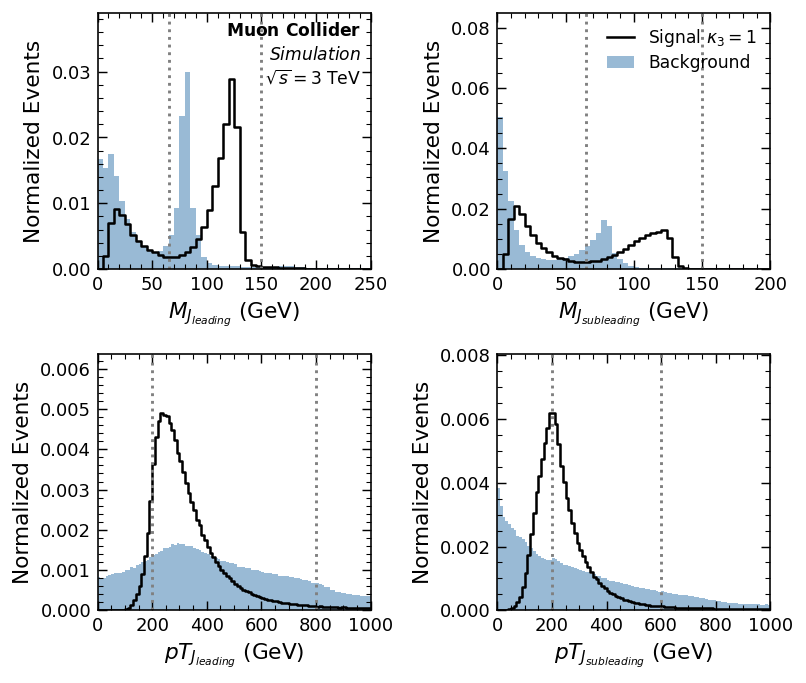
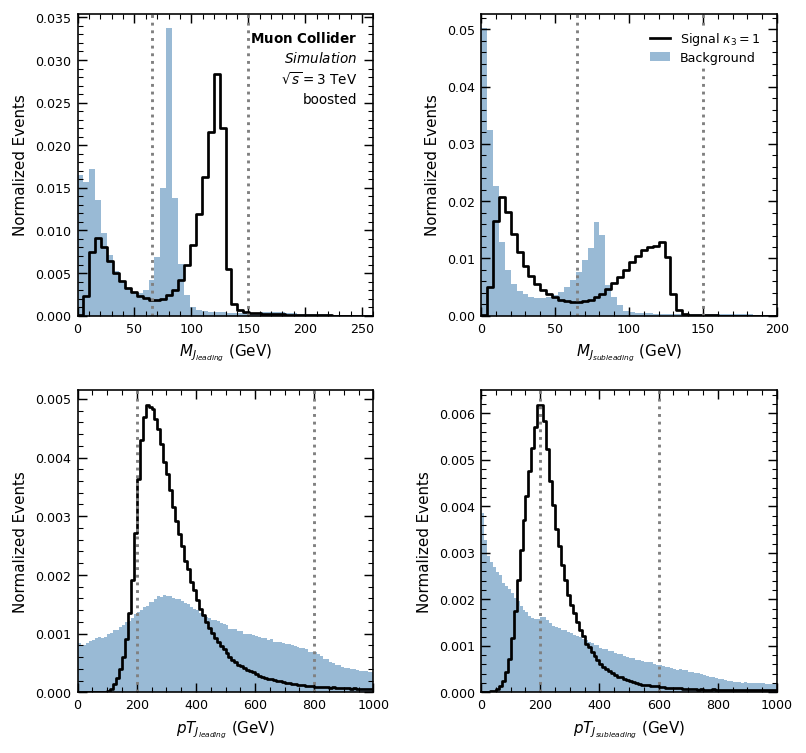
Code edit (unified diff) that turned the first committed figure into the second:
--- before
+++ after
@@ -9,5 +9,5 @@
 # ==========================================
 PANELS = [
-    (r"$M_{J_{leading}} ~\rm{(GeV)}$", m_J_leading, (0,250), 50),
+    (r"$M_{J_{leading}} ~\rm{(GeV)}$", m_J_leading, (0,260), 50),
     (r"$M_{J_{subleading}} ~\rm{(GeV)}$", m_J_subleading, (0,200), 50),
     (r"$pT_{J_{leading}} ~\rm{(GeV)}$", pt_J_leading, (0,1000), 100),
@@ -18,5 +18,5 @@
 # 3. 建立畫布與迴圈繪圖
 # ==========================================
-fig, axes = plt.subplots(2, 2, figsize=(ps.FULL, ps.FULL * 0.85))
+fig, axes = plt.subplots(2, 2, figsize=ps.SIZE22)
 
 for (xlbl, current_feature, (lo, hi), nb), ax in zip(PANELS, axes.flat):
@@ -51,5 +51,5 @@
     # Signal — black step
     ax.step(edges, np.r_[h_sig, h_sig[-1]], where='post',
-            color=COL_SIG, lw=1.4, label=r'Signal $\kappa_3 = 1$', zorder=2)
+            color=COL_SIG, lw=1.5, label=r'Signal $\kappa_3 = 1$', zorder=2)
 
     # -- D. 設定座標軸與標籤 --
@@ -57,6 +57,5 @@
     ax.set_ylabel('Normalized Events')
     ax.set_xlim(lo, hi)
-    top = max(h_bg.max(initial=0.0), h_sig.max(initial=0.0))
-    ax.set_ylim(0, top * 1.30)
+    ax.set_ylim(0, None)
     
     if current_feature==m_J_leading or current_feature==m_J_subleading:
@@ -74,9 +73,8 @@
 # ==========================================
 # HEP tag + legend in panel (a) / panel (b)
-axes[0, 1].set_ylim(0, axes[0, 1].get_ylim()[1] * 1.30)   # legend headroom
-ps.hep_tag(axes[0, 0], [r'$\sqrt{s} = 3$ TeV'], loc='upper right', simulation=True)
-axes[0, 1].legend(loc='upper right')
+ps.hep_tag(axes[0, 0], [r'$\sqrt{s} = 3$ TeV', 'boosted'], loc='upper right', simulation=True, fontsize=7.5)
+axes[0, 1].legend(loc='upper right', facecolor='white', framealpha=1, frameon=True, edgecolor="none")
 
-fig.tight_layout()
+fig.tight_layout(w_pad=1.5, h_pad=1.5)
 
 OUTPDF = "/data/mucollider/two_boosted/generated_fig/3TeV_preselection_boosted.pdf"

Commit: fix the plot to fit the format